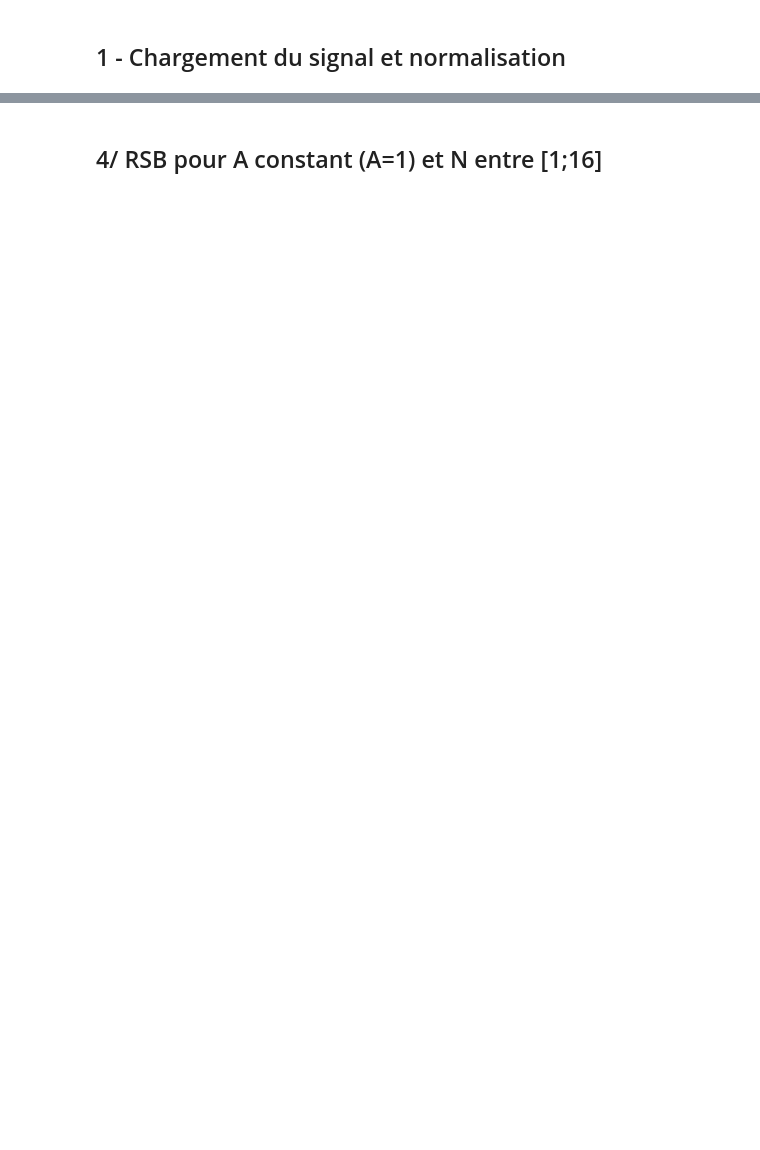
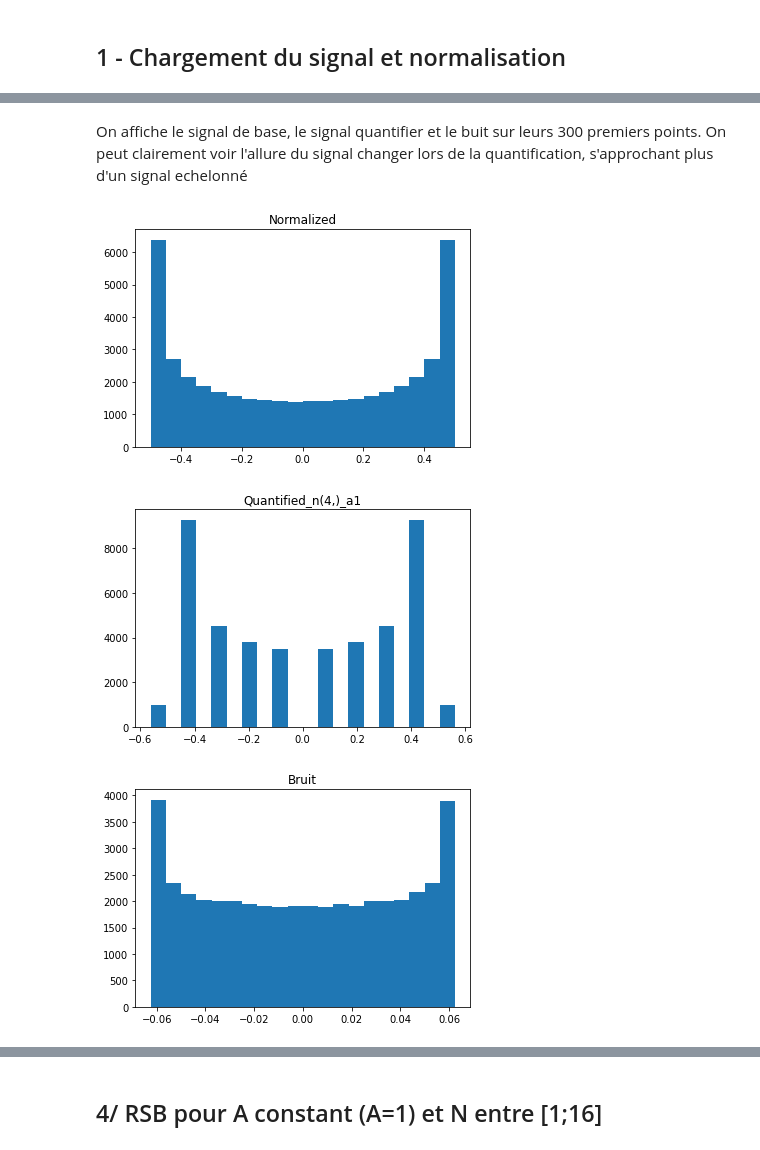
Before and after one commit to lepitinox/TP_audio, a Jupyter notebook: TP1/tp1_adrien_ducourthial.ipynb, the cells around one changed output, grey strips where cells are left out. Saved outputs shown, nothing was run; the diff lists cells and outputs as text; code cells hidden in the pictures; blank space fills up the shorter version.

```diff
--- a/TP1/tp1_adrien_ducourthial.ipynb
+++ b/TP1/tp1_adrien_ducourthial.ipynb
@@ -125,0 +80,9 @@ quantifier.pack_in_df()
+# %% [markdown]
+On affiche le signal de base, le signal quantifier et le buit sur leurs 300 premiers points.
+On peut clairement voir l'allure du signal changer lors de la quantification, s'approchant plus d'un signal echelonné
+# %%
+quantifier.plot_histo()
+# %% [output]
+[figure, added]
+[figure, added]
+[figure, added]
```
Also changed, not shown: parts of 104 cells of this notebook, 2 other files.
